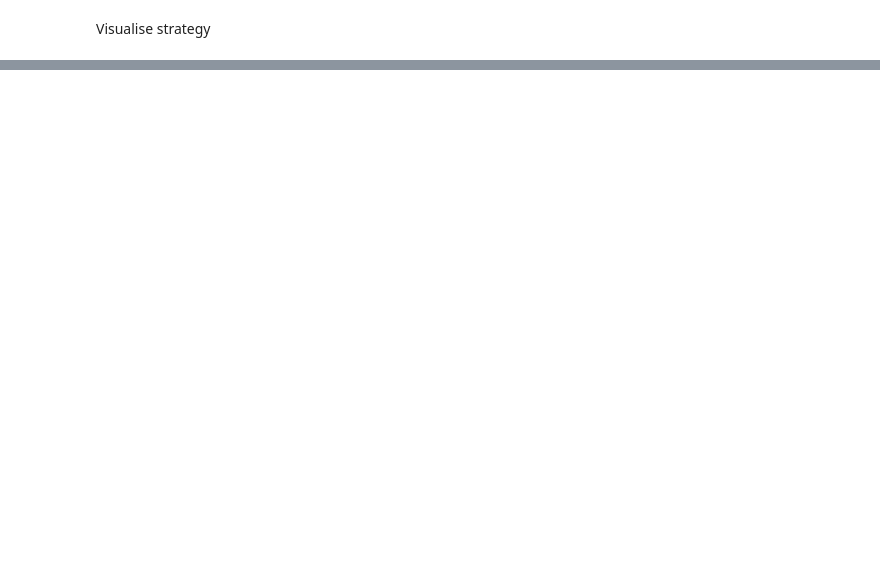
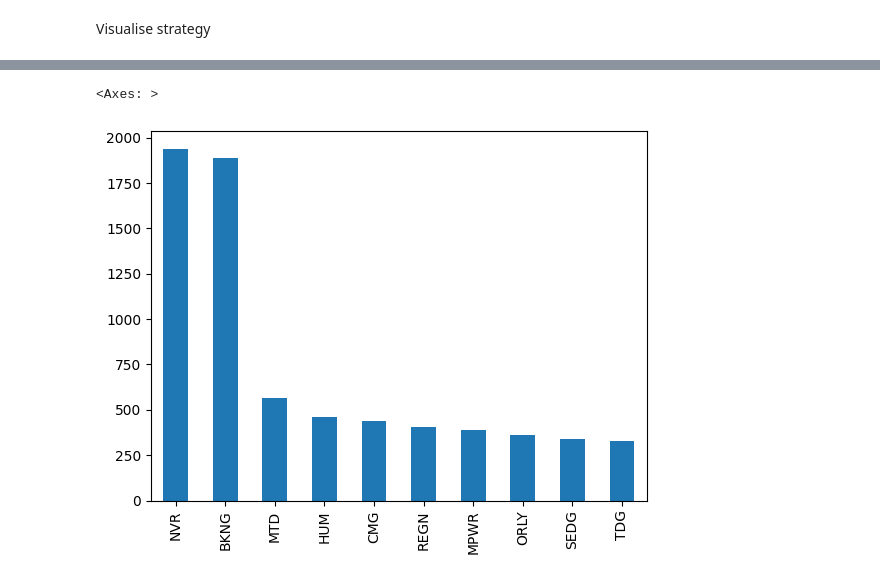
Before and after one commit to 123justinfung/PyStrats, a Jupyter notebook: Equity research/Stock trading.ipynb, the cells around one changed output, grey strips where cells are left out. Cells and saved outputs as stored; diff of their text form; code cells hidden in the pictures; blank space fills up the shorter version.

```diff
--- a/Equity research/Stock trading.ipynb
+++ b/Equity research/Stock trading.ipynb
@@ -193,0 +202,2 @@ plt.figure(figsize=(12.2, 4.5))
+# %%
+stocks = yf.Tickers(stock_list).history(period="5y")
@@ -193,0 +215,3 @@ plt.figure(figsize=(12.2, 4.5))
+# %%
+df2 = stocks.reset_index()['Close']
+df2 = df2.dropna(axis=1, how='all')
@@ -193,0 +220,22 @@ plt.figure(figsize=(12.2, 4.5))
+# %%
+def process_ticker(ticker):
+    df = yf.Ticker(ticker).history(period="5y").reset_index()
+    df['RSI'] = talib.RSI(df['Close'], timeperiod=14)
+    df['Bollinger High'], df['Mean'], df['Bollinger Low'] = talib.BBANDS(df['Close'], timeperiod=30, nbdevup=2, nbdevdn=2, matype=0)
+    buy_price, sell_price = strategy(df)
+    df['Buy'] = buy_price
+    df['Sell'] = sell_price
+    buy_signals = df['Buy'].dropna().reset_index(drop=True)
+    sell_signals = df['Sell'].dropna().reset_index(drop=True)
+    pnl = sell_signals - buy_signals
+    accuracy = pnl[pnl > 0].sum() / abs(pnl).sum()
+    return ticker, accuracy, pnl.sum()
+
+tickers = df2.columns
+
+with ThreadPoolExecutor() as executor:
+    results = list(executor.map(process_ticker, tickers))
+
+results_dict = {}
+for ticker, accuracy, pnl in results:
+    results_dict[ticker] = {'accuracy': accuracy, 'pnl': pnl}
@@ -193,0 +244,3 @@ plt.figure(figsize=(12.2, 4.5))
+# %%
+backtests = pd.DataFrame(results_dict).from_dict(results_dict, orient='index')
+print(backtests)
@@ -193,0 +262,5 @@ plt.figure(figsize=(12.2, 4.5))
+# %%
+backtests['pnl'].sort_values(ascending=False).head(10).plot(kind='bar')
+# %% [output]
+<Axes: >
+[figure, added]
```
Also changed, not shown: parts of 19 cells of this notebook.
